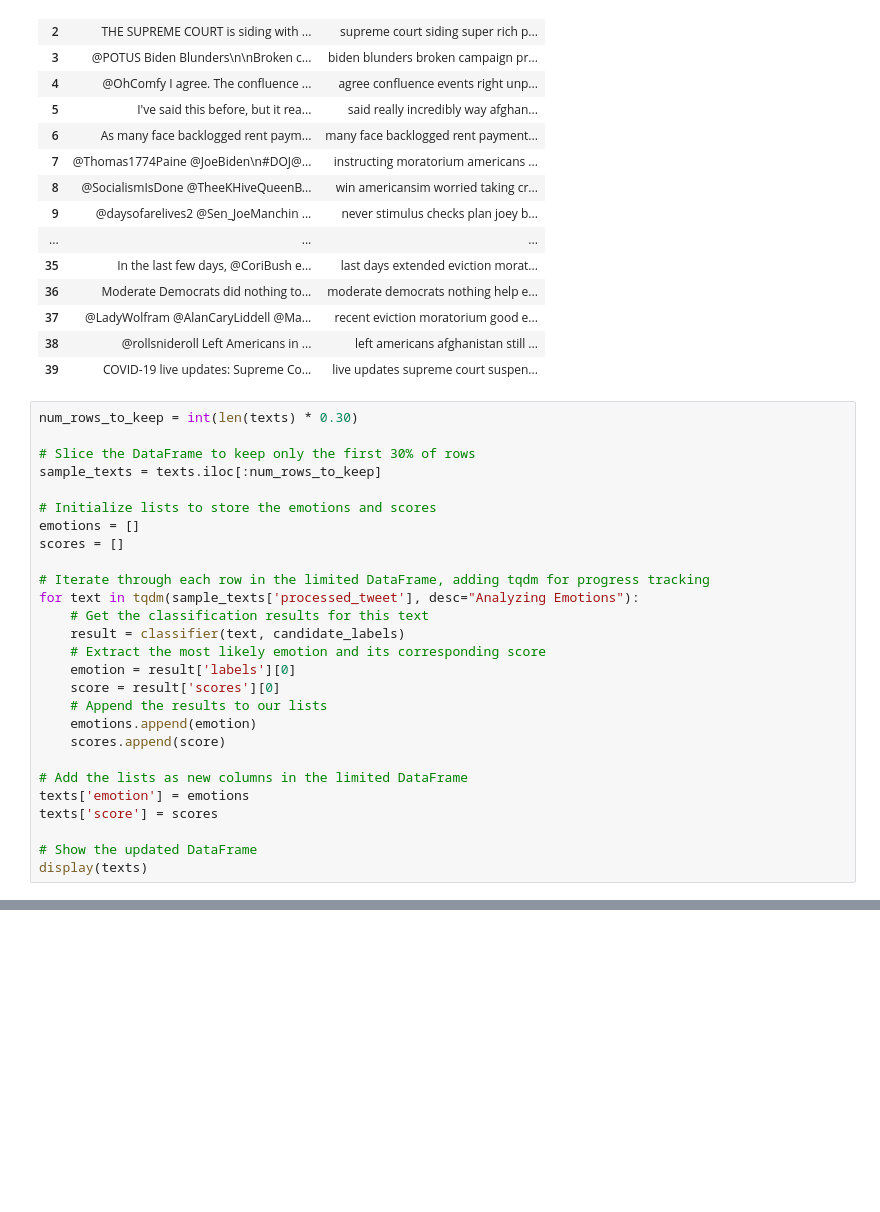
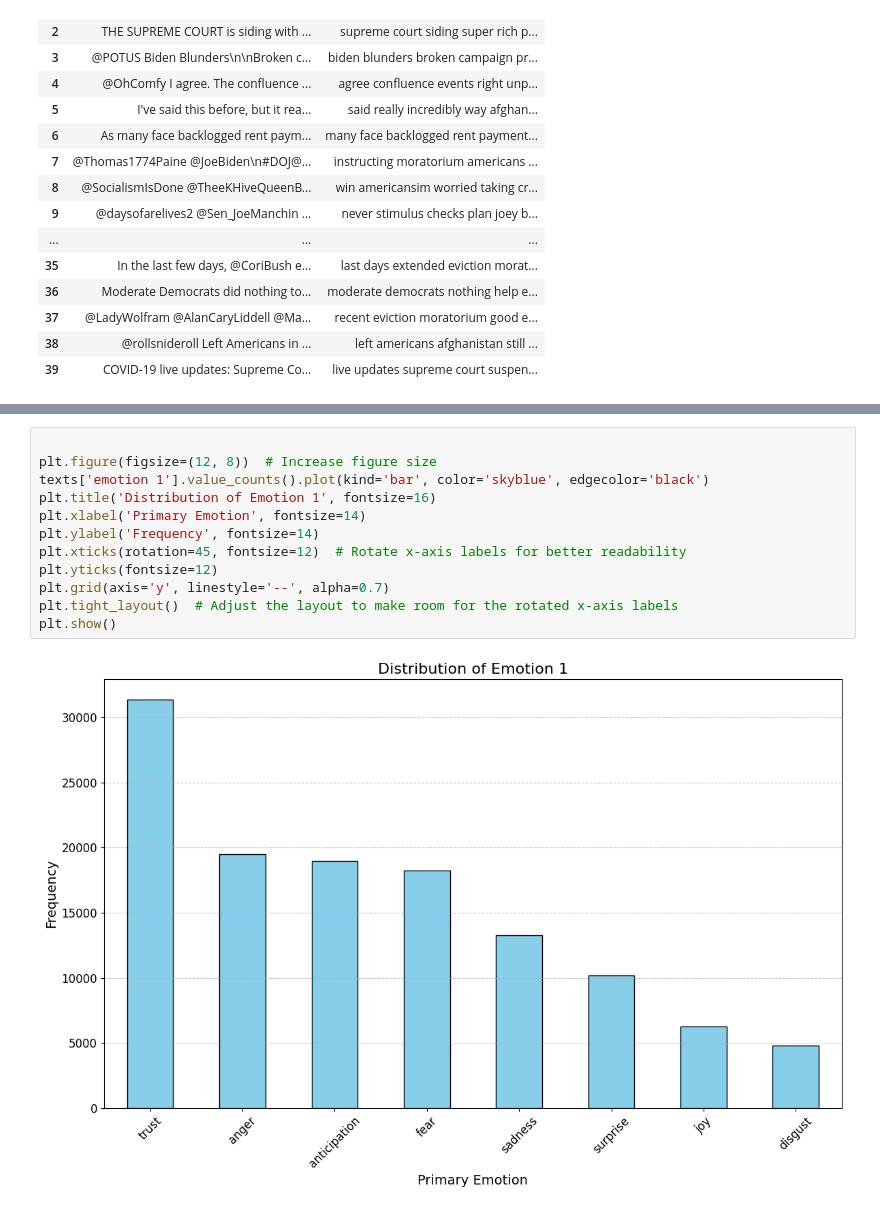
Before and after one commit to alojony/NLP-FakeNews-Detection, a Jupyter notebook: Emotion_Analysis/emotion_analysis.ipynb, the cells around one changed output, grey strips where cells are left out. Saved outputs shown, nothing was run; the diff lists cells and outputs as text; blank space fills up the shorter version.

```diff
--- a/Emotion_Analysis/emotion_analysis.ipynb
+++ b/Emotion_Analysis/emotion_analysis.ipynb
@@ -118,30 +125,3 @@ display(texts.head(40))
 | 37 | @LadyWolfram @AlanCaryLiddell @Ma... | recent eviction moratorium good e... |
 | 38 | @rollsnideroll Left Americans in ... | left americans afghanistan still ... |
 | 39 | COVID-19 live updates: Supreme Co... | live updates supreme court suspen... |
-# %%
-num_rows_to_keep = int(len(texts) * 0.30)
-
-# Slice the DataFrame to keep only the first 30% of rows
-sample_texts = texts.iloc[:num_rows_to_keep]
-
-# Initialize lists to store the emotions and scores
-emotions = []
-scores = []
-
-# Iterate through each row in the limited DataFrame, adding tqdm for progress tracking
-for text in tqdm(sample_texts['processed_tweet'], desc="Analyzing Emotions"):
-    # Get the classification results for this text
-    result = classifier(text, candidate_labels)
-    # Extract the most likely emotion and its corresponding score
-    emotion = result['labels'][0]
-    score = result['scores'][0]
-    # Append the results to our lists
-    emotions.append(emotion)
-    scores.append(score)
-
-# Add the lists as new columns in the limited DataFrame
-texts['emotion'] = emotions
-texts['score'] = scores
-
-# Show the updated DataFrame
-display(texts)
@@ -165,0 +192,14 @@ limited_texts
+# %%
+
+plt.figure(figsize=(12, 8))  # Increase figure size
+texts['emotion 1'].value_counts().plot(kind='bar', color='skyblue', edgecolor='black')
+plt.title('Distribution of Emotion 1', fontsize=16)
+plt.xlabel('Primary Emotion', fontsize=14)
+plt.ylabel('Frequency', fontsize=14)
+plt.xticks(rotation=45, fontsize=12)  # Rotate x-axis labels for better readability
+plt.yticks(fontsize=12)
+plt.grid(axis='y', linestyle='--', alpha=0.7)
+plt.tight_layout()  # Adjust the layout to make room for the rotated x-axis labels
+plt.show()
+# %% [output]
+[figure, added]
```
Also changed, not shown: parts of 10 cells of this notebook, 3 other files.
